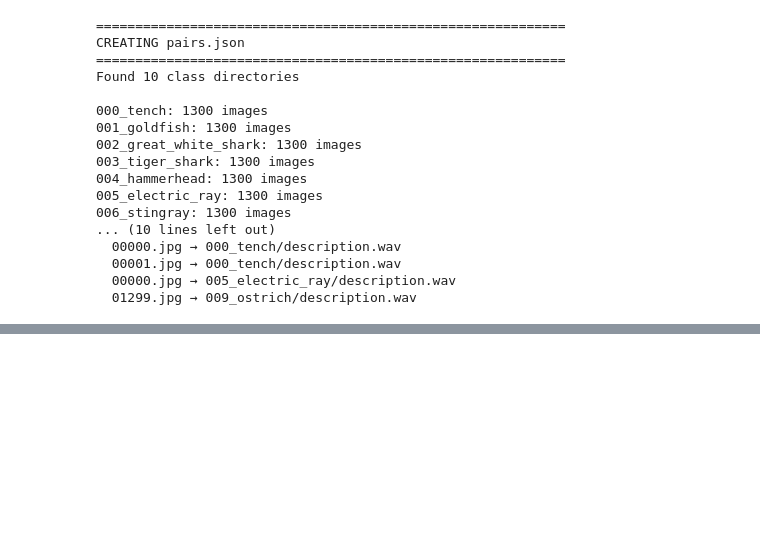
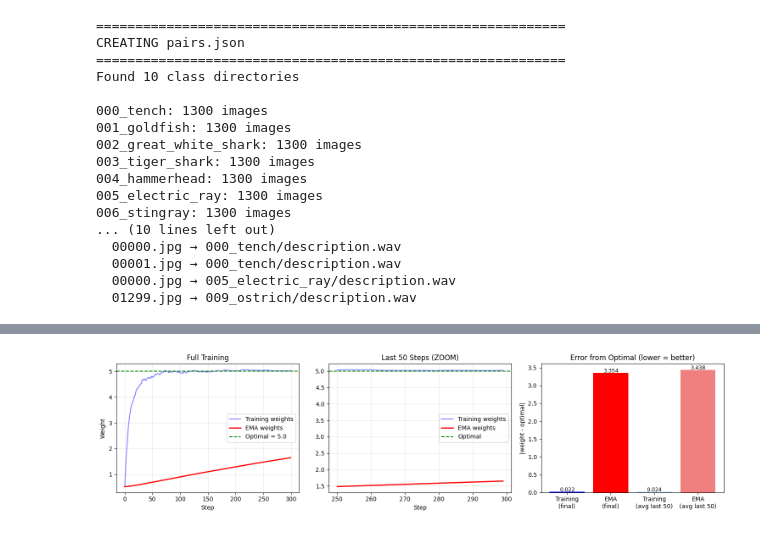
Before and after one commit to vladimiralbrekhtccr/i2m, a Jupyter notebook: to_revise/process_data.ipynb, the cells around one changed output, grey strips where cells are left out. Cells and saved outputs as stored; diff of their text form; code cells hidden in the pictures; blank space fills up the shorter version.

```diff
--- a/to_revise/process_data.ipynb
+++ b/to_revise/process_data.ipynb
@@ -531,0 +965,93 @@ sf.write("/scratch/vladimir_albrekht/projects/i2m/large_files/ILSVRC_images_10_c
+# %%
+import numpy as np
+import matplotlib.pyplot as plt
+
+# ============================================================
+# ПРАВИЛЬНЫЙ ПРИМЕР: Training сходится но колеблется в конце
+# ============================================================
+
+np.random.seed(42)
+steps = 300
+
+# Симуляция training: модель СХОДИТСЯ к оптимуму, но колеблется
+optimal_weight = 5.0
+
+weights = []
+w = 0.0
+
+for step in range(steps):
+    # Learning rate decay
+    lr = 0.1 * (0.99 ** step)
+
+    # Градиент к оптимуму + шум от mini-batch SGD
+    gradient = (optimal_weight - w) + np.random.randn() * 0.5
+    w = w + lr * gradient
+    weights.append(w)
+
+weights = np.array(weights)
+
+# EMA
+def compute_ema(values, beta=0.999):
+    ema = [values[0]]
+    for v in values[1:]:
+        ema.append(beta * ema[-1] + (1 - beta) * v)
+    return np.array(ema)
+
+ema_weights = compute_ema(weights, beta=0.999)
+
+# ============================================================
+# ВИЗУАЛИЗАЦИЯ
+# ============================================================
+
+fig, axes = plt.subplots(1, 3, figsize=(15, 4))
+
+# 1. Весь training
+axes[0].plot(weights, 'b-', alpha=0.5, label='Training weights')
+axes[0].plot(ema_weights, 'r-', linewidth=2, label='EMA weights')
+axes[0].axhline(y=optimal_weight, color='g', linestyle='--', label=f'Optimal = {optimal_weight}')
+axes[0].set_title('Full Training')
+axes[0].set_xlabel('Step')
+axes[0].set_ylabel('Weight')
+axes[0].legend()
+axes[0].grid(True, alpha=0.3)
+
+# 2. Последние 50 шагов (где EMA важен!)
+last_n = 50
+axes[1].plot(range(steps-last_n, steps), weights[-last_n:], 'b-', alpha=0.5, label='Training weights')
+axes[1].plot(range(steps-last_n, steps), ema_weights[-last_n:], 'r-', linewidth=2, label='EMA weights')
+axes[1].axhline(y=optimal_weight, color='g', linestyle='--', label='Optimal')
+axes[1].set_title(f'Last {last_n} Steps (ZOOM)')
+axes[1].set_xlabel('Step')
+axes[1].legend()
+axes[1].grid(True, alpha=0.3)
+
+# 3. Ошибка от оптимума
+final_training_error = abs(weights[-1] - optimal_weight)
+final_ema_error = abs(ema_weights[-1] - optimal_weight)
+
+# Ошибка за последние N шагов
+last_n_training_errors = np.abs(weights[-last_n:] - optimal_weight)
+last_n_ema_errors = np.abs(ema_weights[-last_n:] - optimal_weight)
+
+bars = axes[2].bar(['Training\n(final)', 'EMA\n(final)', 'Training\n(avg last 50)', 'EMA\n(avg last 50)'],
+                   [final_training_error, final_ema_error,
+                    np.mean(last_n_training_errors), np.mean(last_n_ema_errors)],
+                   color=['blue', 'red', 'lightblue', 'lightcoral'])
+axes[2].set_title('Error from Optimal (lower = better)')
+axes[2].set_ylabel('|weight - optimal|')
+
+for bar in bars:
+    axes[2].text(bar.get_x() + bar.get_width()/2, bar.get_height() + 0.01,
+                 f'{bar.get_height():.3f}', ha='center', fontsize=9)
+
+plt.tight_layout()
+plt.show()
+
+print(f"\n{'='*50}")
+print(f"Final training weight: {weights[-1]:.4f} (error: {final_training_error:.4f})")
+print(f"Final EMA weight:      {ema_weights[-1]:.4f} (error: {final_ema_error:.4f})")
+print(f"Optimal:               {optimal_weight:.4f}")
+print(f"{'='*50}")
+print(f"\nEMA уменьшил ошибку в {final_training_error/final_ema_error:.1f}x раз!")
+# %% [output]
+[figure, added]
```
Also changed, not shown: parts of 7 cells of this notebook, 32 other files.
